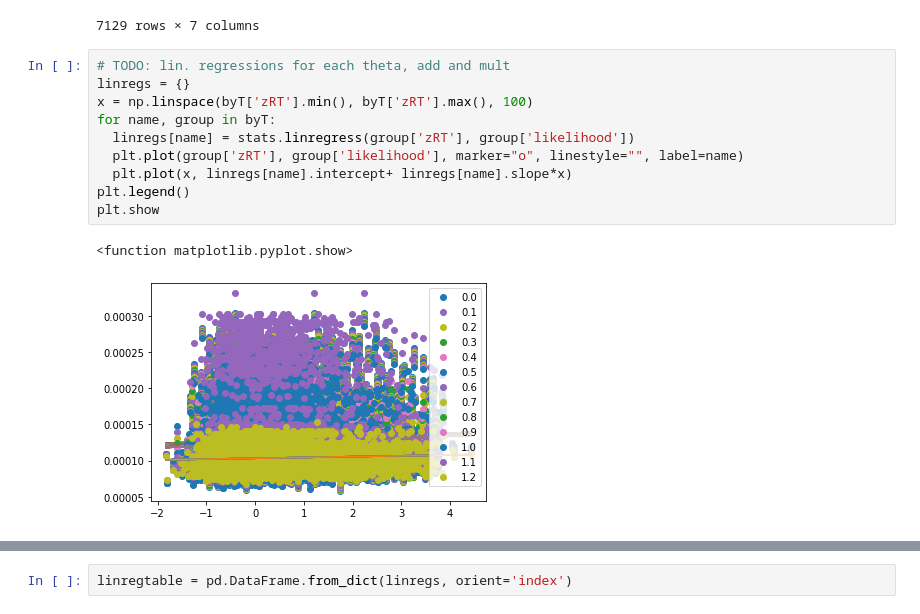
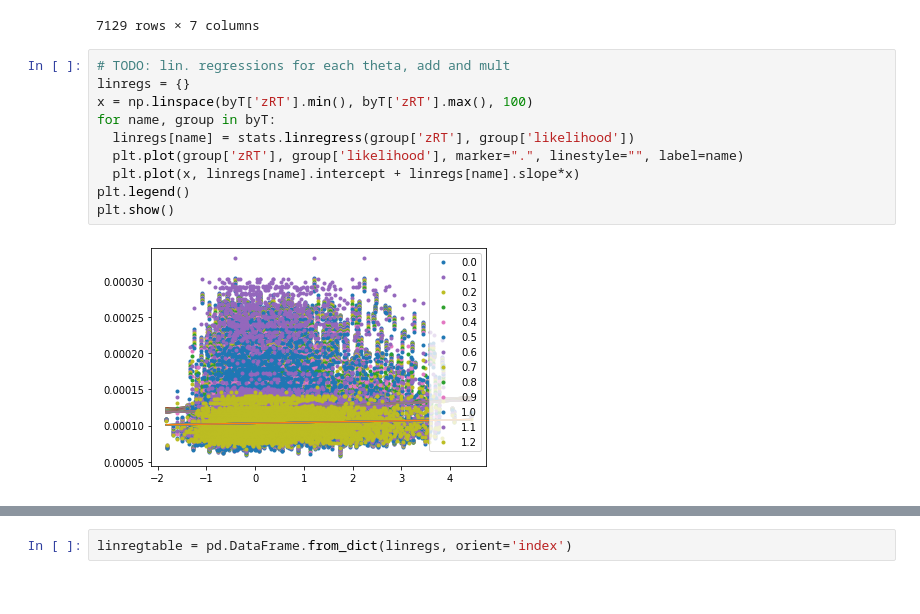
Before and after one commit to abhilasha-kumar/modeling-lexical-retrieval, a Jupyter notebook: LexicalRetrieval.ipynb, the cells around one changed output, grey strips where cells are left out. Saved outputs shown, nothing was run; the diff lists cells and outputs as text.

Commit message:
individual plots

```diff
--- a/LexicalRetrieval.ipynb
+++ b/LexicalRetrieval.ipynb
@@ -1547,13 +1547,12 @@ byT.get_group(1.1)
 # %%
 # TODO: lin. regressions for each theta, add and mult
 linregs = {}
 x = np.linspace(byT['zRT'].min(), byT['zRT'].max(), 100)
 for name, group in byT:
   linregs[name] = stats.linregress(group['zRT'], group['likelihood'])
-  plt.plot(group['zRT'], group['likelihood'], marker="o", linestyle="", label=name)
-  plt.plot(x, linregs[name].intercept+ linregs[name].slope*x)
+  plt.plot(group['zRT'], group['likelihood'], marker=".", linestyle="", label=name)
+  plt.plot(x, linregs[name].intercept + linregs[name].slope*x)
 plt.legend()
-plt.show
+plt.show()
 # %% [output]
-<function matplotlib.pyplot.show>
-[figure, old version]
+[figure, new version]
```
Also changed, not shown: parts of 2 cells of this notebook.
